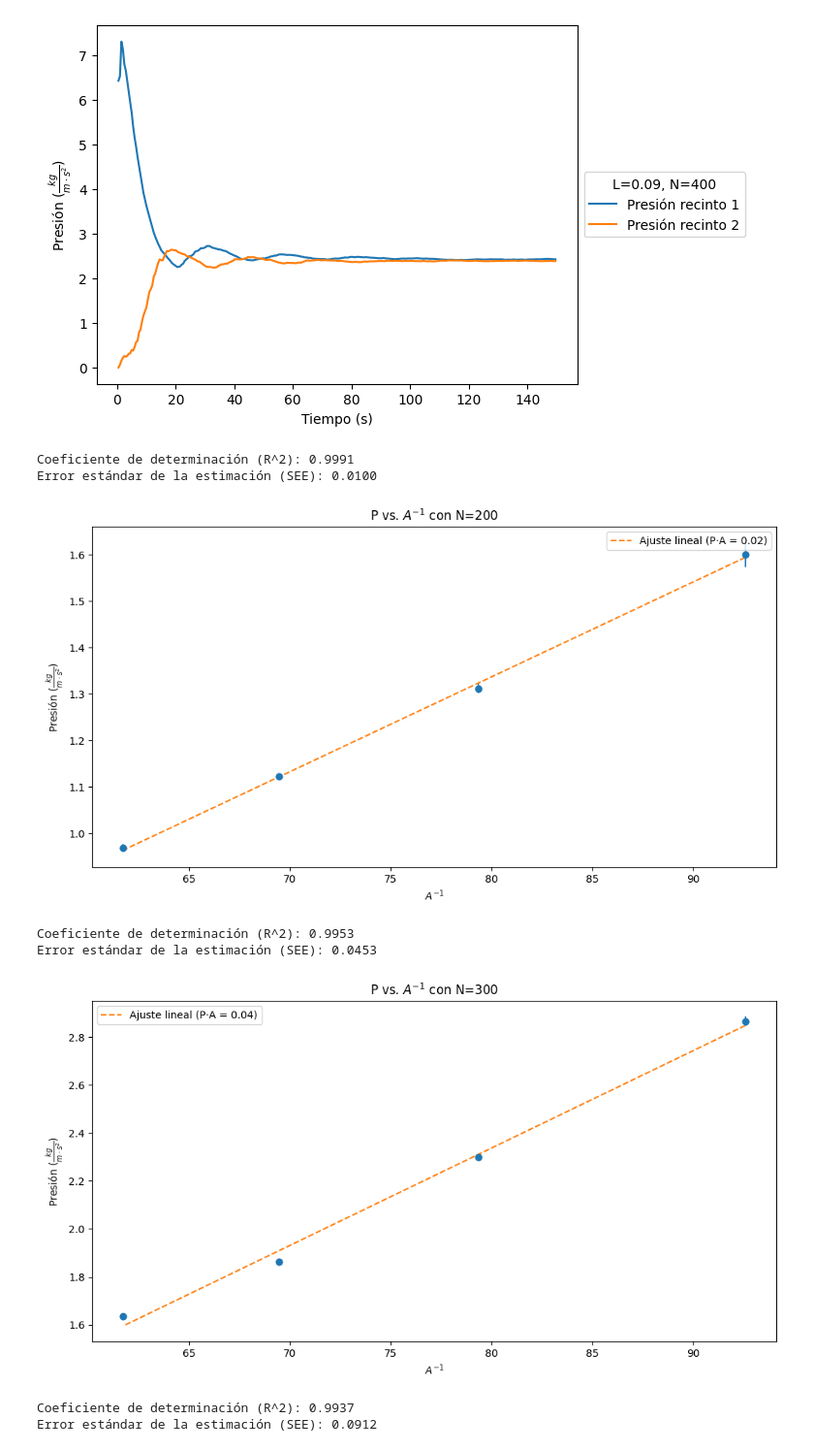
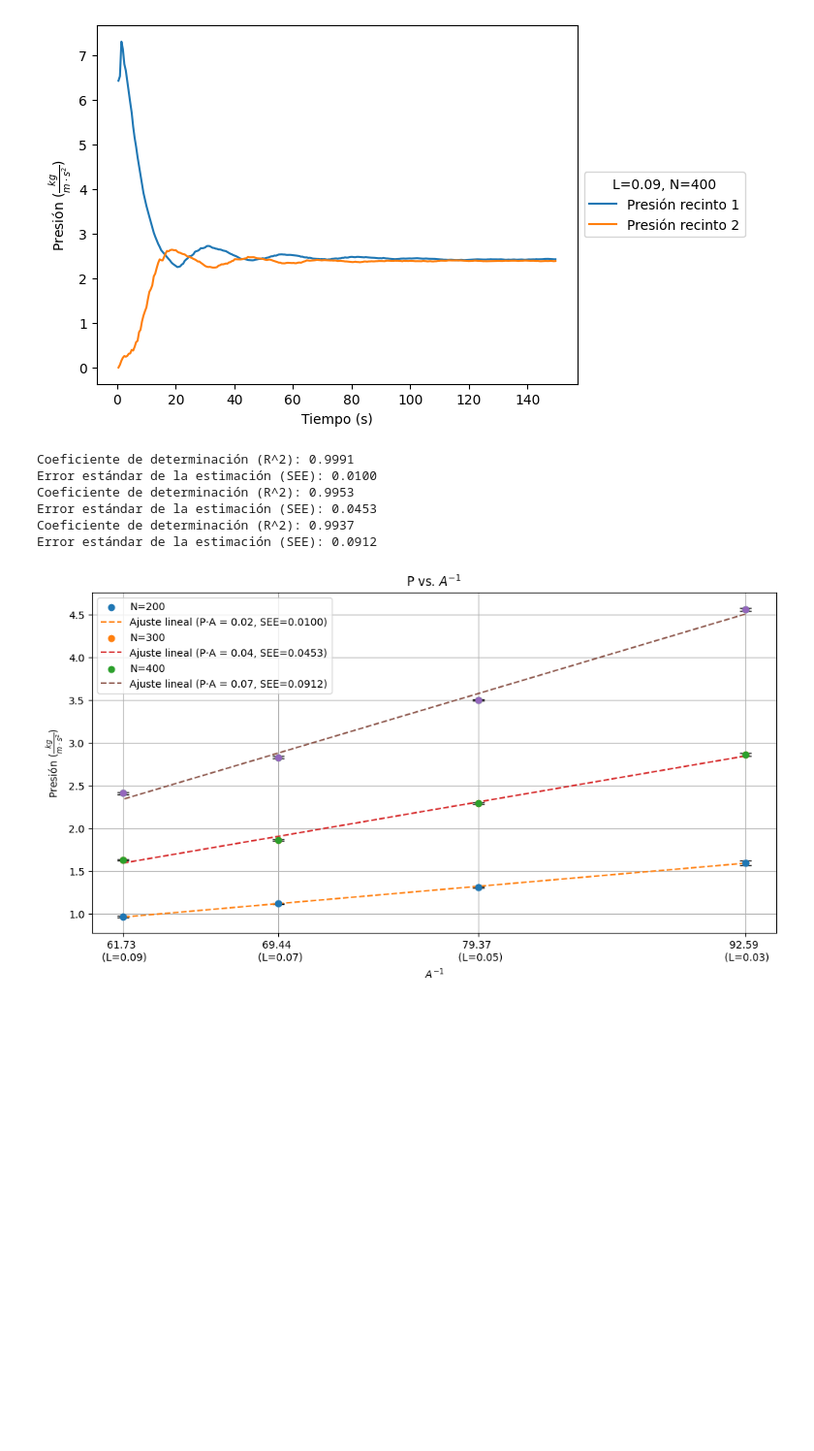
Before and after one commit to lukyferreiro/TPs-SS, a Jupyter notebook: TP3/animation/pressure_plots.ipynb, the cells around one changed output. Shown: that part at 97% size. Drawn from its saved outputs; the diff is of its cells as text; code cells hidden in the pictures; blank space fills up the shorter version.

Commit message:
Develop plot of pressure over A^-1

```diff
--- a/TP3/animation/pressure_plots.ipynb
+++ b/TP3/animation/pressure_plots.ipynb
@@ -25,17 +26,19 @@ for N in listN:
 # %%
 from utils.plots import plot_pressure_vs_area
 
 listN = [200, 300, 400]
+arr = []
 
 for N in listN:
     PATH = f'../simulator/src/main/resources/benchmark/N_{N}'
-    plot_pressure_vs_area(PATH)
+    arr.append(PATH)
+
+plot_pressure_vs_area(arr)
 # %% [output]
 Coeficiente de determinación (R^2): 0.9991
 Error estándar de la estimación (SEE): 0.0100
+Coeficiente de determinación (R^2): 0.9953
+Error estándar de la estimación (SEE): 0.0453
+Coeficiente de determinación (R^2): 0.9937
+Error estándar de la estimación (SEE): 0.0912
-[figure, old version]
+[figure, new version]
-Coeficiente de determinación (R^2): 0.9953
-Error estándar de la estimación (SEE): 0.0453
-[figure, removed]
-Coeficiente de determinación (R^2): 0.9937
-Error estándar de la estimación (SEE): 0.0912
```
Also changed, not shown: parts of 2 cells of this notebook, 1 other file.
